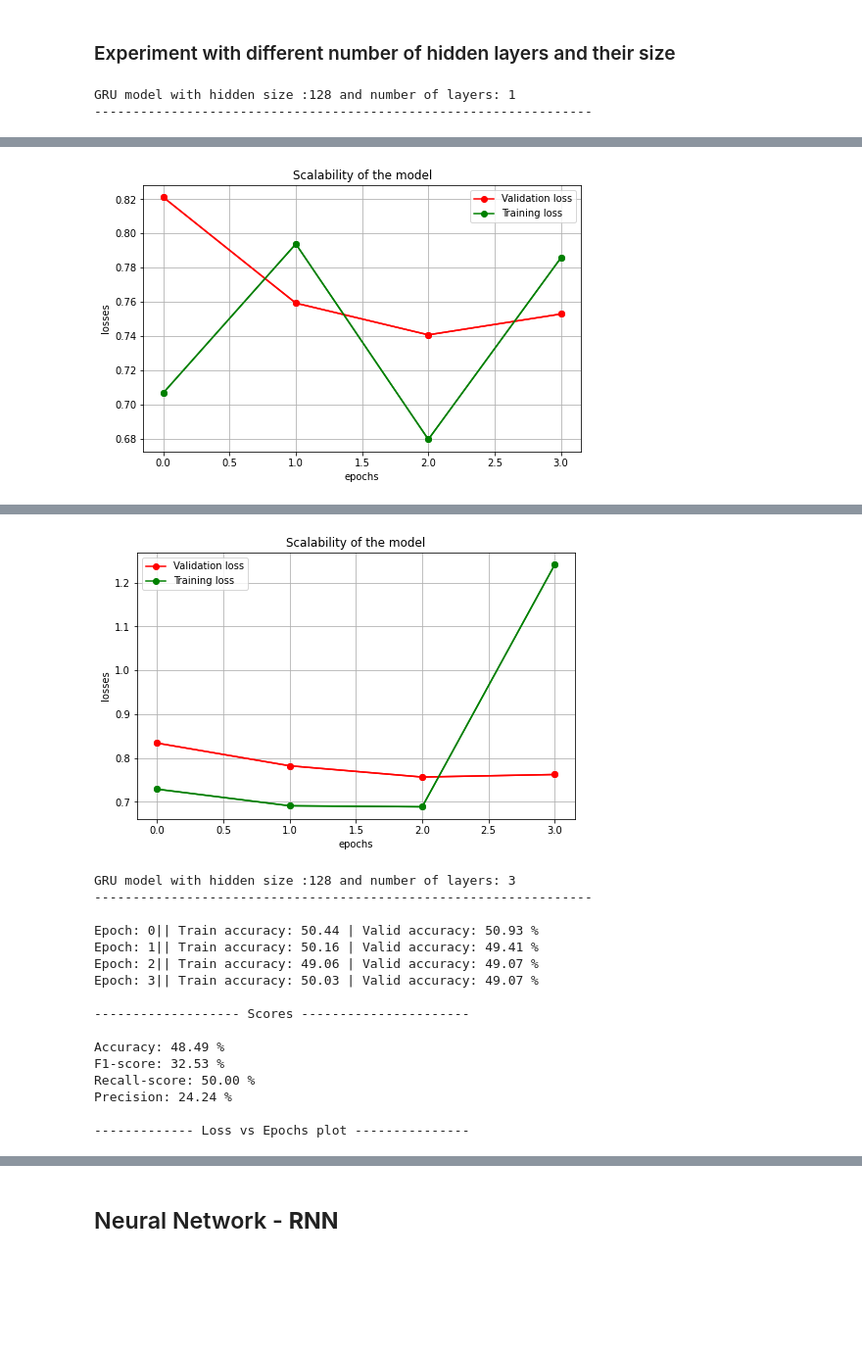
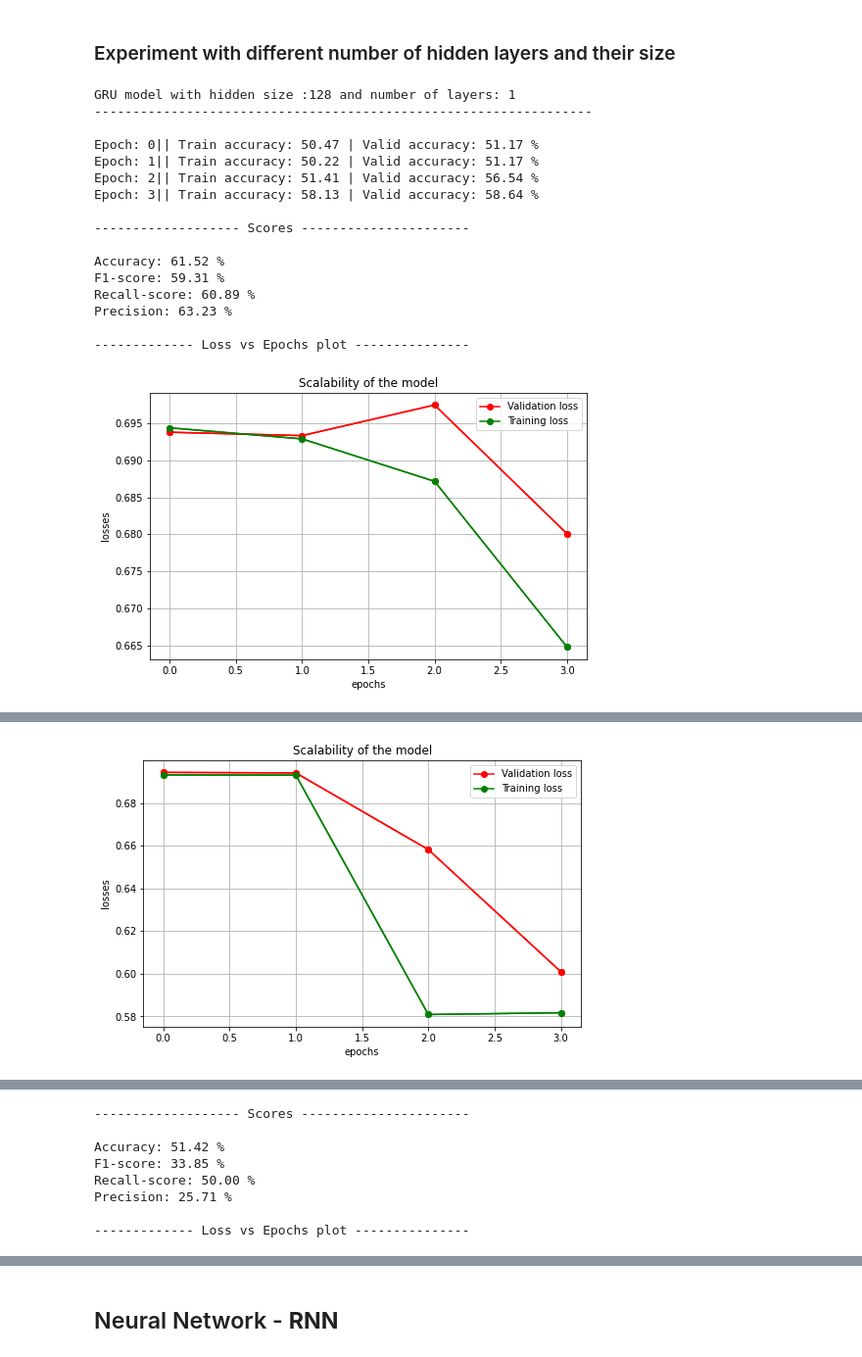
Before and after one commit to Myrto-Iglezou/Sentiment-classifier-RNN, a Jupyter notebook: Question-1.ipynb, the cells around one changed output, grey strips where cells are left out. Shown at 98% size. Drawn from its saved outputs; the diff is of its cells as text; code cells hidden in the pictures; blank space fills up the shorter version.

```diff
--- a/Question-1.ipynb
+++ b/Question-1.ipynb
@@ -167,11 +167,6 @@ class RNNclassifier(nn.Module):
     def forward(self, x, prints=False):
 
         x = self.embedding[x]
-        # x = self.dropout(x)
-
-        if prints:
-            print('images shape:', x.shape)
-
 
         # LSTM cells reutrn also the last cell states
         if self.cell_type == 'LSTM':
@@ -376,32 +371,47 @@ FinalDf = pd.DataFrame(columns=[['Cell type','Layers of stacked RNNs','Hidden si
 # ============
 input_size = 100       # length is 100, given in Field
 output_size = 1
 bidirectional = True
 cell_type = 'GRU'
 embedding_dim = 25
 # =============================
 hidden_size = {128, 256, 384}     # number of hidden neurons
 num_layers =  {1,2,3}        # number of layers
-dropout = 0.0
+dropout = 0
 clip_param = 1
 # =============================
 num_epochs = 4
-LR = 0.1
+LR = 0.01
 loss_function = nn.BCELoss()
 # ==============================
 
 for hid_size in hidden_size:
   for layers in num_layers:
     net = RNNclassifier(vocab.vectors,cell_type, input_size, output_size,embedding_dim, hid_size, layers, bidirectional,dropout)
     optimizer = torch.optim.Adam(net.parameters(), lr=LR)   # optimize all net parameters
 
     print(f"\nGRU model with hidden size :{hid_size} and number of layers: {layers} ")
     print("-----------------------------------------------------------------\n")
     valid_losses,train_losses = trainNet(net,train_iter,valid_iter,num_epochs,clip_param)
     acc, f1,recall,precision = testNet(net, test_iter)
     FinalDf.loc[len(FinalDf)] = [cell_type,layers,hid_size,'-',clip_param,dropout,acc,f1,recall,precision]
     print("\n------------- Loss vs Epochs plot ---------------\n")
     lossVSepoch(valid_losses,train_losses)
 # %% [output]
 GRU model with hidden size :128 and number of layers: 1
 -----------------------------------------------------------------
+
+Epoch: 0|| Train accuracy: 50.47 | Valid accuracy: 51.17 %
+Epoch: 1|| Train accuracy: 50.22 | Valid accuracy: 51.17 %
+Epoch: 2|| Train accuracy: 51.41 | Valid accuracy: 56.54 %
+Epoch: 3|| Train accuracy: 58.13 | Valid accuracy: 58.64 %
+
+------------------- Scores ----------------------
+
+Accuracy: 61.52 %
+F1-score: 59.31 %
+Recall-score: 60.89 %
+Precision: 63.23 %
+
+------------- Loss vs Epochs plot ---------------
+[figure, new version]
@@ -419,3 +432,3 @@ Precision: 57.96 %
 
 ------------- Loss vs Epochs plot ---------------
-[figure, old version]
+[figure, new version]
@@ -437,17 +459,8 @@ Precision: 25.76 %
-[figure, old version]
-GRU model with hidden size :128 and number of layers: 3
------------------------------------------------------------------
-
-Epoch: 0|| Train accuracy: 50.44 | Valid accuracy: 50.93 %
-Epoch: 1|| Train accuracy: 50.16 | Valid accuracy: 49.41 %
-Epoch: 2|| Train accuracy: 49.06 | Valid accuracy: 49.07 %
-Epoch: 3|| Train accuracy: 50.03 | Valid accuracy: 49.07 %
-
 ------------------- Scores ----------------------
 
-Accuracy: 48.49 %
-F1-score: 32.53 %
+Accuracy: 51.42 %
+F1-score: 33.85 %
 Recall-score: 50.00 %
-Precision: 24.24 %
+Precision: 25.71 %
 
 ------------- Loss vs Epochs plot ---------------
```
Also changed, not shown: parts of 7 cells of this notebook.
